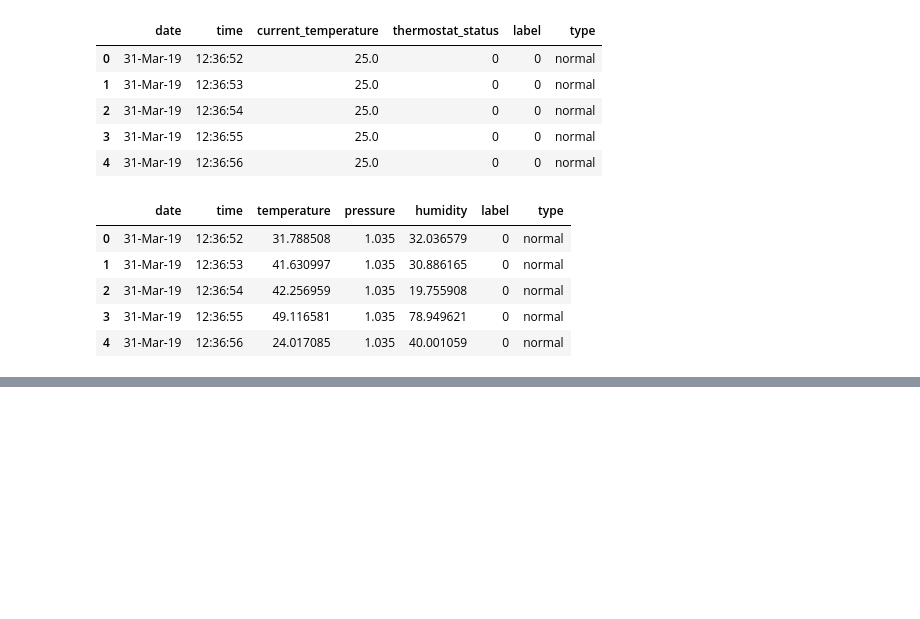
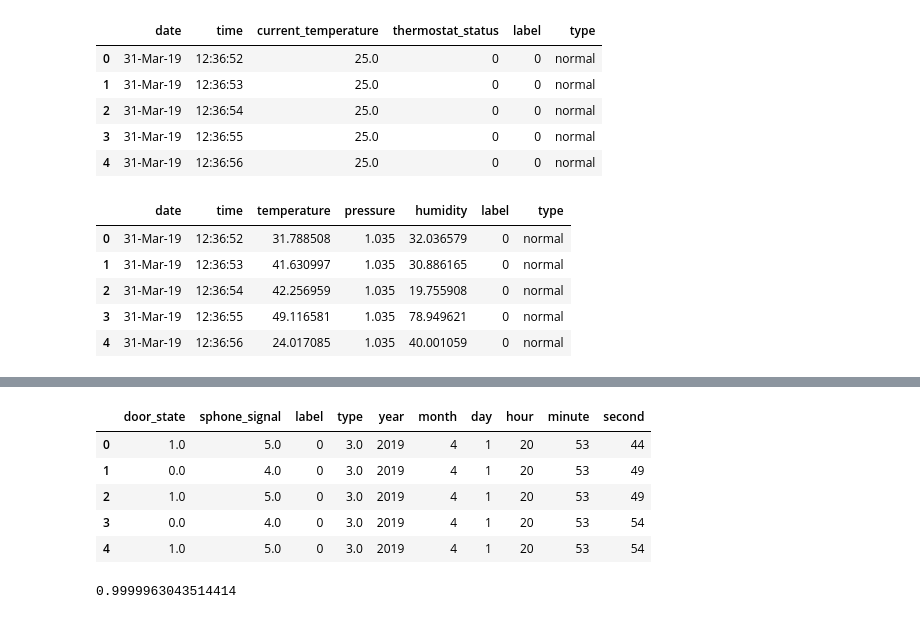
Before and after one commit to wiwiwashere/TON_loT_network, a Jupyter notebook: Idea1.ipynb, the cells around one changed output, grey strips where cells are left out. Saved outputs shown, nothing was run; the diff lists cells and outputs as text; code cells hidden in the pictures; blank space fills up the shorter version.

```diff
--- a/Idea1.ipynb
+++ b/Idea1.ipynb
@@ -139,0 +178,36 @@ weather.head()
+# %%
+garage_door = garage_door.dropna().copy()
+garage_door_datetime = garage_door['date'] + ' ' + garage_door['time']
+garage_door['datetime'] = pd.to_datetime(garage_door_datetime)
+garage_door['year'] = garage_door['datetime'].dt.year.astype(int)
+garage_door['month'] = garage_door['datetime'].dt.month.astype(int)
+garage_door['day'] = garage_door['datetime'].dt.day.astype(int)
+garage_door['hour'] = garage_door['datetime'].dt.hour.astype(int)
+garage_door['minute'] = garage_door['datetime'].dt.minute.astype(int)
+garage_door['second'] = garage_door['datetime'].dt.second.astype(int)
+garage_door = garage_door.drop(columns=['date','time','datetime'])
+# %%
+s = (garage_door.dtypes=='object')
+object_cols = list(s[s].index)
+for c in object_cols:
+    garage_door[c] = garage_door[c].astype(str)
+od = OrdinalEncoder()
+garage_door[object_cols] = od.fit_transform(garage_door[object_cols])
+garage_door.head()
+# %% [output]
+|  | door_state | sphone_signal | label | type | year | month | day | hour | minute | second |
+| 0 | 1.0 | 5.0 | 0 | 3.0 | 2019 | 4 | 1 | 20 | 53 | 44 |
+| 1 | 0.0 | 4.0 | 0 | 3.0 | 2019 | 4 | 1 | 20 | 53 | 49 |
+| 2 | 1.0 | 5.0 | 0 | 3.0 | 2019 | 4 | 1 | 20 | 53 | 49 |
+| 3 | 0.0 | 4.0 | 0 | 3.0 | 2019 | 4 | 1 | 20 | 53 | 54 |
+| 4 | 1.0 | 5.0 | 0 | 3.0 | 2019 | 4 | 1 | 20 | 53 | 54 |
+# %%
+garage_door_feature = [c for c in garage_door.columns if c != 'type' and c!= 'label']
+garage_door_X = garage_door[garage_door_feature]
+garage_door_y = garage_door[target]
+garage_door_rf = RandomForestClassifier()
+garage_door_rf.fit(garage_door_X,garage_door_y)
+garage_door_pred = garage_door_rf.predict(garage_door_X)
+accuracy_score(garage_door_y,garage_door_pred)
+# %% [output]
+0.9999963043514414
```
Also changed, not shown: parts of 27 cells of this notebook.
